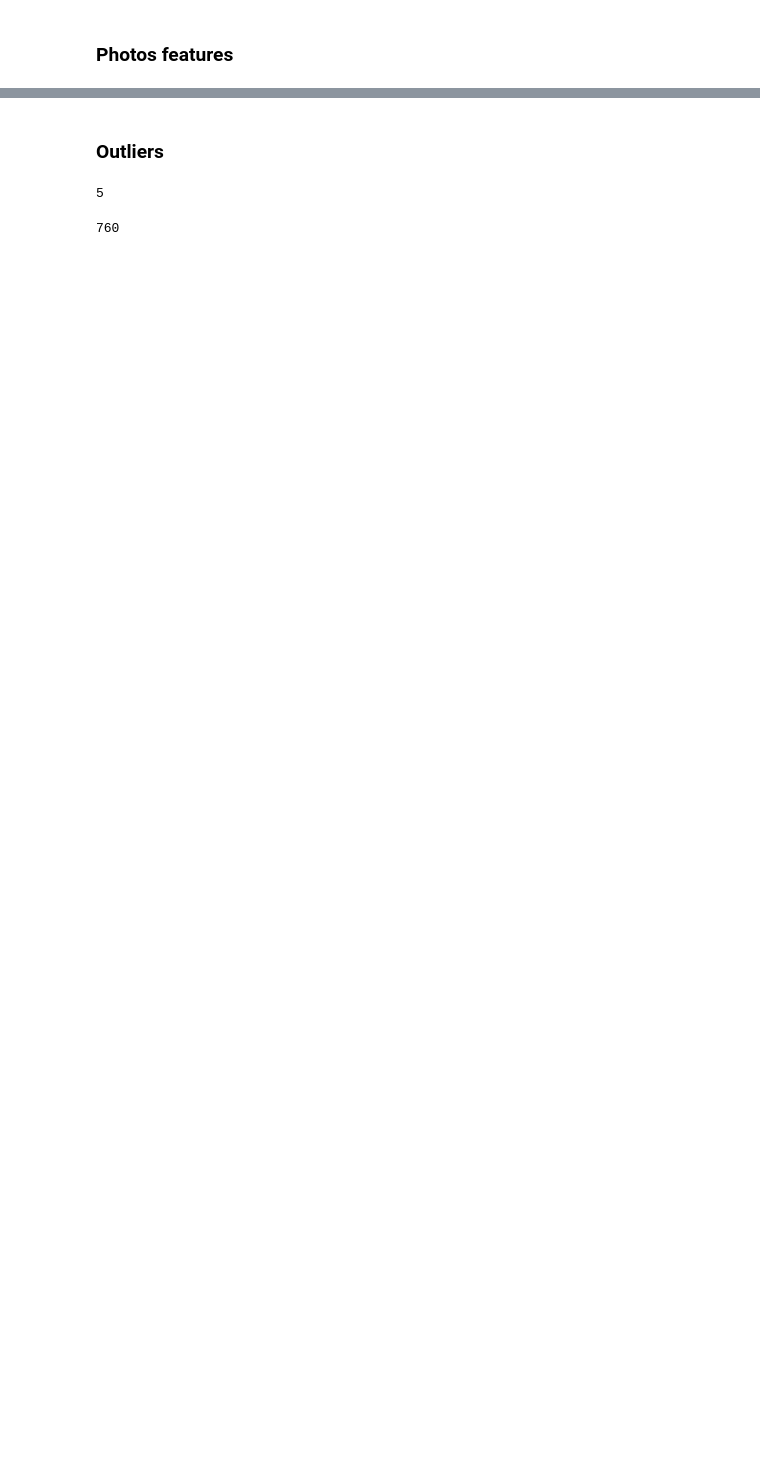
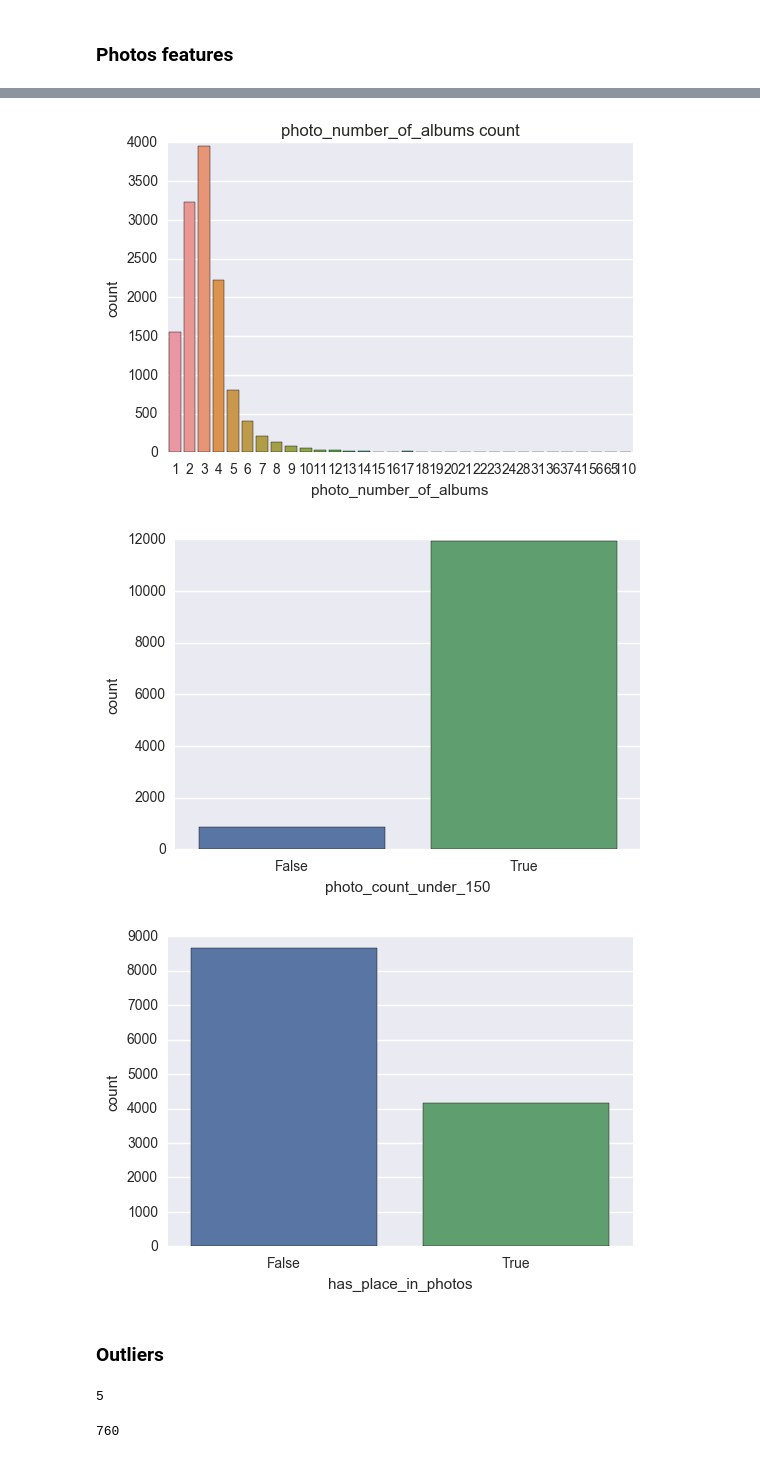
Before and after one commit to liadwg/data_mining_workshop, a Jupyter notebook: like_prediction_workshop_salame.ipynb, the cells around one changed output, grey strips where cells are left out. Cells and saved outputs as stored; diff of their text form; code cells hidden in the pictures; blank space fills up the shorter version.

```diff
--- a/like_prediction_workshop_salame.ipynb
+++ b/like_prediction_workshop_salame.ipynb
@@ -525,3 +585,18 @@ sns.plt.show()
+# %%
+page_categorical_features = ['photo_number_of_albums'] #TODO: add upper bound / move to numrical
+
+show_categorical_features(page_categorical_features)
+
+feat = 'photo_count_under_150'
+data = [all_data['total_photos'].apply(lambda x: True if x < 150 else False).to_frame('photo_count_under_150'),
+       all_data['photo_count_has_place'].apply(lambda x: True if x > 0 else False).to_frame('has_place_in_photos')]
+
+show_categorical_data(data)
+# show_categorical_data(feat, data_to_show)
+# %% [output]
+[figure, added]
+[figure, added]
+[figure, added]
 # %% [markdown]
 ### Outliers
 # %%
```
Also changed, not shown: parts of 12 cells of this notebook, 1 other file.
